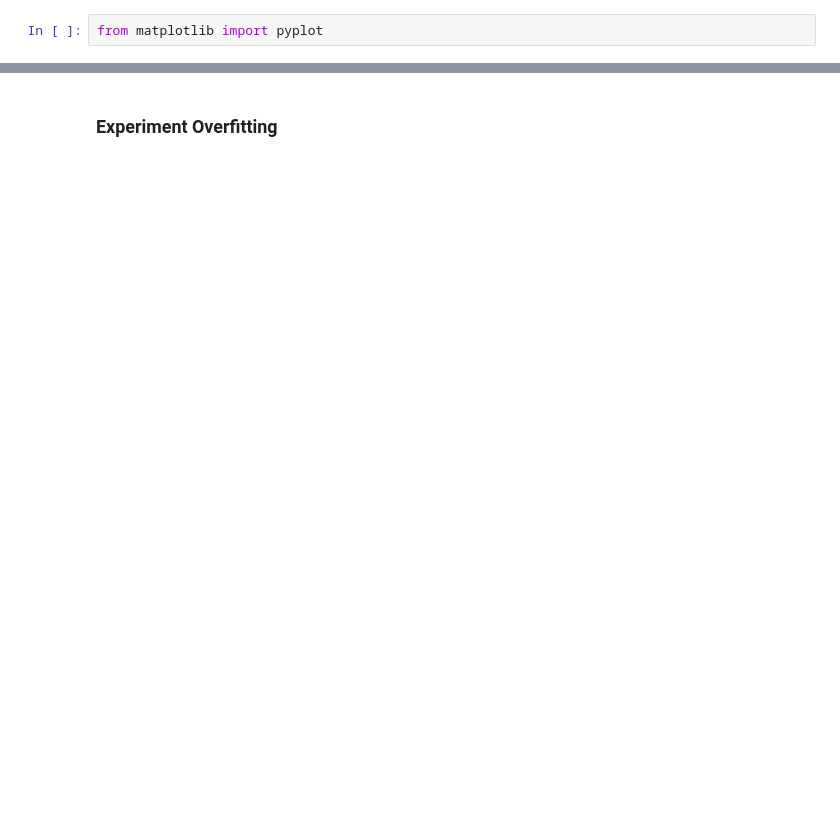
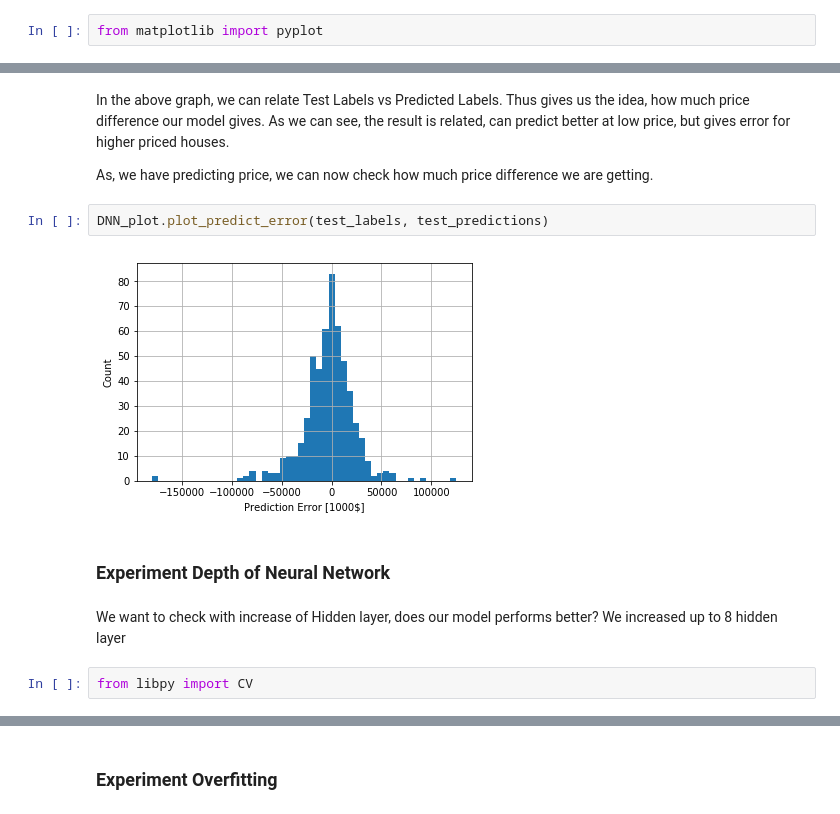
Before and after one commit to Mazharul-Hossain/DSP-COMP6993, a Jupyter notebook: ipynb/Ames Housing Prices.ipynb, the cells around one changed output, grey strips where cells are left out. Cells and saved outputs as stored; diff of their text form; blank space fills up the shorter version.

```diff
--- a/ipynb/Ames Housing Prices.ipynb
+++ b/ipynb/Ames Housing Prices.ipynb
@@ -165 +135,15 @@ plot_history(history)
+# %% [markdown]
+In the above graph, we can relate Test Labels vs Predicted Labels. Thus gives us the idea, how much price difference our model gives. As we can see, the result is related, can predict better at low price, but gives error for higher priced houses.
+
+As, we have predicting price, we can now check how much price difference we are getting.
+# %%
+DNN_plot.plot_predict_error(test_labels, test_predictions)
+# %% [output]
+[figure, added]
+# %% [markdown]
+### Experiment Depth of Neural Network
+# %% [markdown]
+We want to check with increase of Hidden layer, does our model performs better? We increased up to 8 hidden layer
+# %%
+from libpy import CV
 # %%
```
Also changed, not shown: parts of 66 cells of this notebook, 44 other files.
